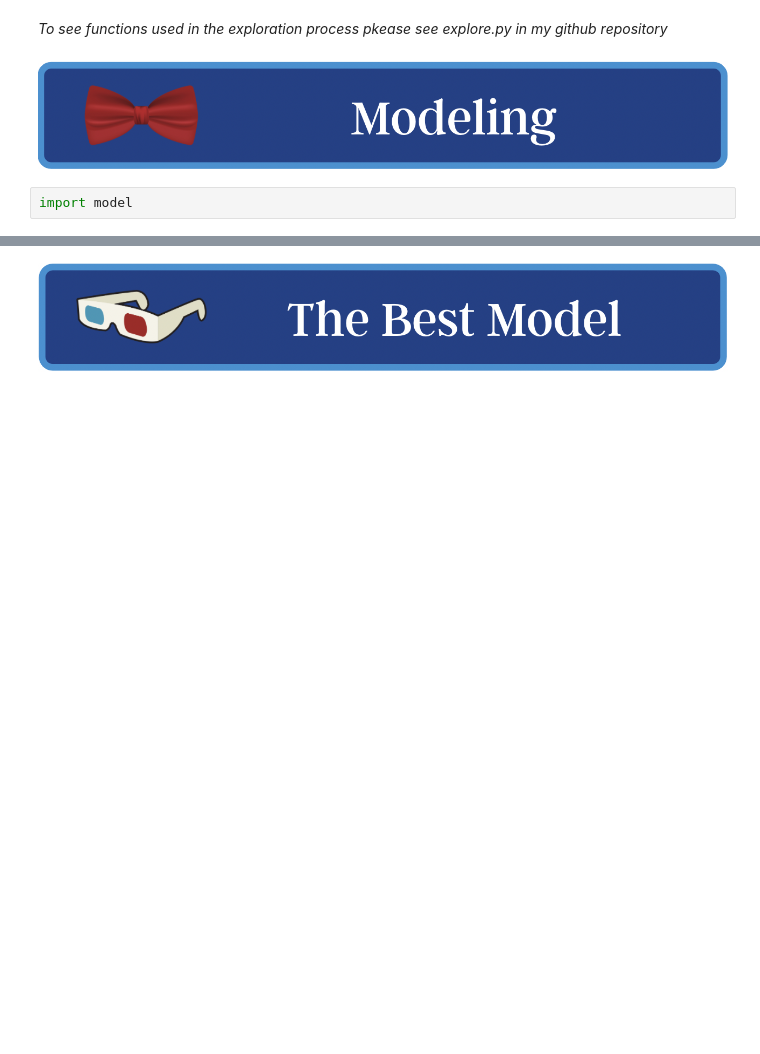
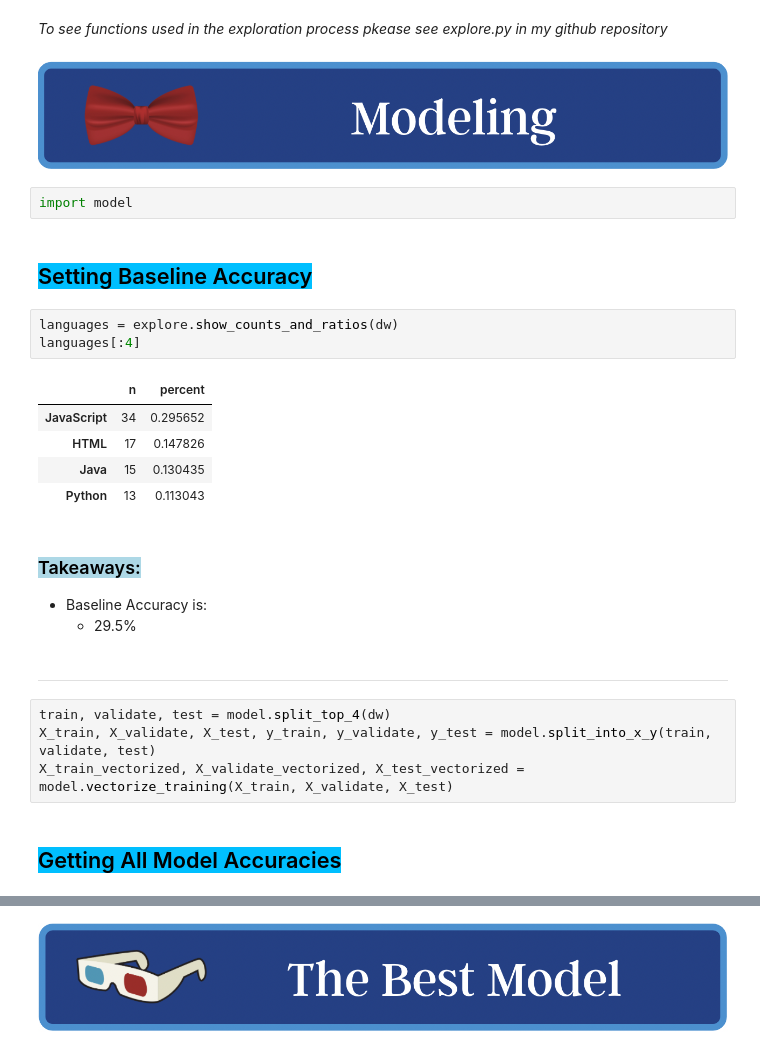
Before and after one commit to CaitlynCarney/coding_language_prediction, a Jupyter notebook: workbooks/final_notebook.ipynb, the cells around one changed output, grey strips where cells are left out. Drawn from its saved outputs; the diff is of its cells as text; blank space fills up the shorter version.

```diff
--- a/workbooks/final_notebook.ipynb
+++ b/workbooks/final_notebook.ipynb
@@ -282,3 +308,26 @@ explore.all_bi_cloud(all_words)
 ![Screen Shot 2021-05-10 at 11.45.14 AM.png](attachment:25e386bd-67fb-4258-bf79-921e7483de96.png)
 # %%
 import model
+# %% [markdown]
+## <span style='color:black'> <span style='background :deepskyblue' > Setting Baseline Accuracy
+# %%
+languages = explore.show_counts_and_ratios(dw)
+languages[:4]
+# %% [output]
+|  | n | percent |
+| JavaScript | 34 | 0.295652 |
+| HTML | 17 | 0.147826 |
+| Java | 15 | 0.130435 |
+| Python | 13 | 0.113043 |
+# %% [markdown]
+### <span style='color:black'> <span style='background :lightblue' > Takeaways:
+- Baseline Accuracy is:
+    - 29.5%
+# %% [markdown]
+___
+# %%
+train, validate, test = model.split_top_4(dw)
+X_train, X_validate, X_test, y_train, y_validate, y_test = model.split_into_x_y(train, validate, test)
+X_train_vectorized, X_validate_vectorized, X_test_vectorized = model.vectorize_training(X_train, X_validate, X_test)
+# %% [markdown]
+## <span style='color:black'> <span style='background :deepskyblue' > Getting All Model Accuracies
```
Also changed, not shown: parts of 14 cells of this notebook.
